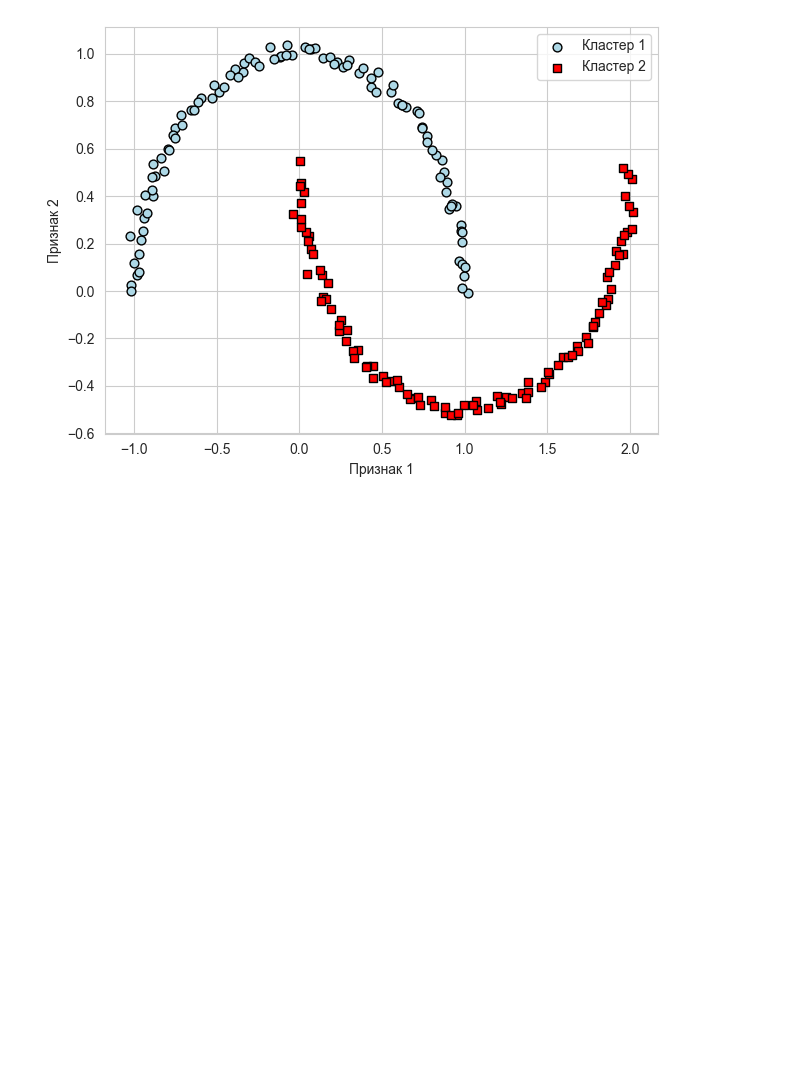
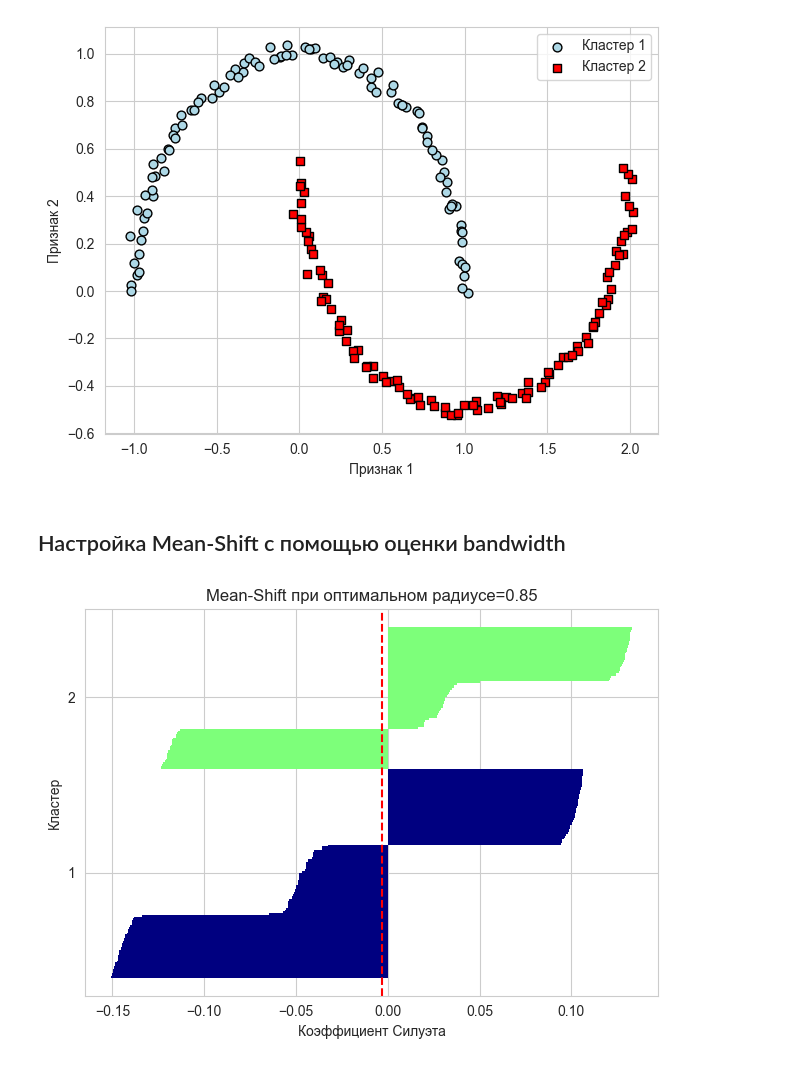
Before and after one commit to Safuanov888/Unsupervised_learning_VUZ, a Jupyter notebook: Models.ipynb, the cells around one changed output. Saved outputs shown, nothing was run; the diff lists cells and outputs as text; code cells hidden in the pictures; blank space fills up the shorter version.

```diff
--- a/Models.ipynb
+++ b/Models.ipynb
@@ -334,6 +334,33 @@ plt.title('Оптимизированный Kmeans на наборе - полу
 [figure]
 # %% [markdown]
 ## Настройка DBSCAN на полумесяцах с помощью силуэтных графиков
+# %%
+def print_siluette(model, name, param, name_param):
+    cluster_labels = np.unique(preds)
+    n_clusters = cluster_labels.shape[0]
+    silhouette_vals = silhouette_samples(X, preds, metric='euclidean')
+    y_ax_lower, y_ax_upper = 0, 0
+    yticks = []
+    for i, c in enumerate(cluster_labels):
+        c_silhouette_vals = silhouette_vals[preds == c]
+        c_silhouette_vals.sort()
+        y_ax_upper += len(c_silhouette_vals)
+        color = plt.cm.jet(float(i) / n_clusters)
+        plt.barh(range(y_ax_lower, y_ax_upper), c_silhouette_vals, height=1.0,
+                 edgecolor='none', color=color)
+
+        yticks.append((y_ax_lower + y_ax_upper) / 2.)
+        y_ax_lower += len(c_silhouette_vals)
+
+    silhouette_avg = np.mean(silhouette_vals)
+    plt.axvline(silhouette_avg, color="red", linestyle="--")
+
+    plt.yticks(yticks, cluster_labels + 1)
+    plt.ylabel('Кластер')
+    plt.xlabel('Коэффициент Силуэта')
+    plt.title(f'{name} при {name_param}={param}')
+
+    plt.tight_layout()
 # %%
 db = DBSCAN(eps=0.1)
 preds = db.fit_predict(X1)
@@ -432,3 +410,12 @@ plt.legend()
 plt.tight_layout()
 # %% [output]
 [figure]
+# %% [markdown]
+## Настройка Mean-Shift с помощью оценки bandwidth
+# %%
+bandwidth = estimate_bandwidth(X1, quantile=0.3, n_samples=500)
+ms = MeanShift(bandwidth=bandwidth)
+preds = ms.fit_predict(X1)
+print_siluette(ms, 'Mean-Shift', round(bandwidth, 2), 'оптимальном радиусе')
+# %% [output]
+[figure, added]
```
Also changed, not shown: parts of 9 cells of this notebook.
